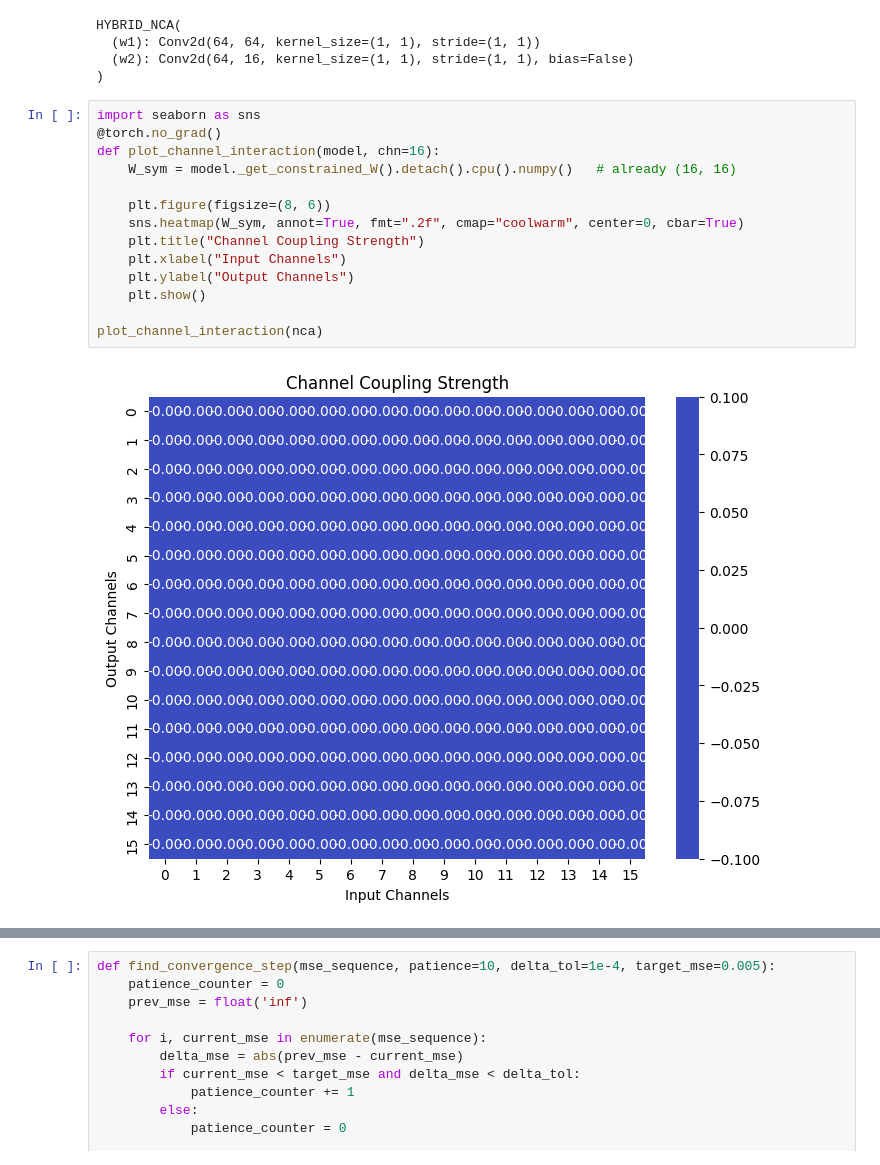
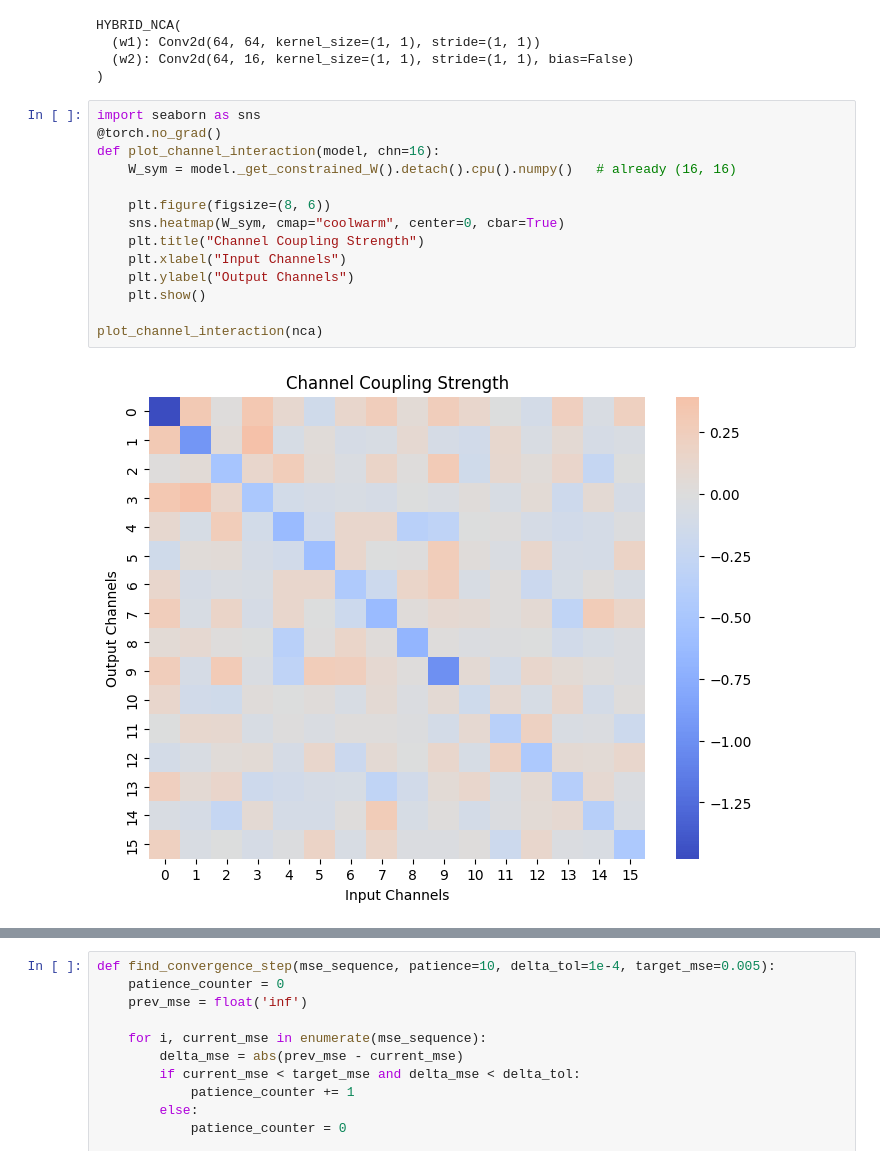
Before and after one commit to lshofsl/Advanced-topics-in-PoD-project-, a Jupyter notebook: ER_NCA.ipynb, the cells around one changed output, grey strips where cells are left out. Saved outputs shown, nothing was run; the diff lists cells and outputs as text.

```diff
--- a/ER_NCA.ipynb
+++ b/ER_NCA.ipynb
@@ -314,19 +318,19 @@ HYBRID_NCA(
 # %%
 import seaborn as sns
 @torch.no_grad()
 def plot_channel_interaction(model, chn=16):
     W_sym = model._get_constrained_W().detach().cpu().numpy()   # already (16, 16)
 
     plt.figure(figsize=(8, 6))
-    sns.heatmap(W_sym, annot=True, fmt=".2f", cmap="coolwarm", center=0, cbar=True)
+    sns.heatmap(W_sym, cmap="coolwarm", center=0, cbar=True)
     plt.title("Channel Coupling Strength")
     plt.xlabel("Input Channels")
     plt.ylabel("Output Channels")
     plt.show()
 
 plot_channel_interaction(nca)
 # %% [output]
-[figure, old version]
+[figure, new version]
 # %%
 print(nca.eta.item())          # still ~0.1 (unchanged from init)?
 print(nca.W.abs().max().item()) # confirm it's genuinely still ~0, not just visually rounded to 0.00
```
Also changed, not shown: parts of 10 cells of this notebook.
